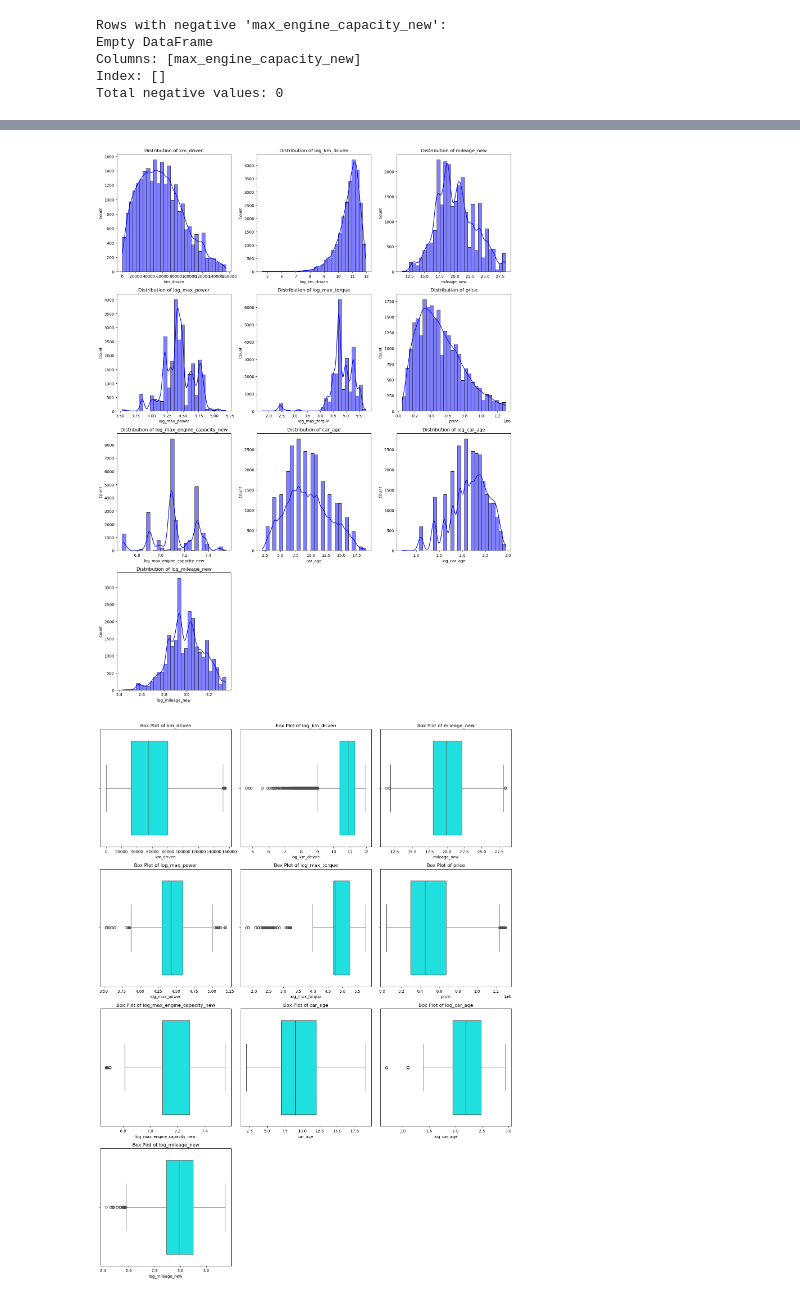
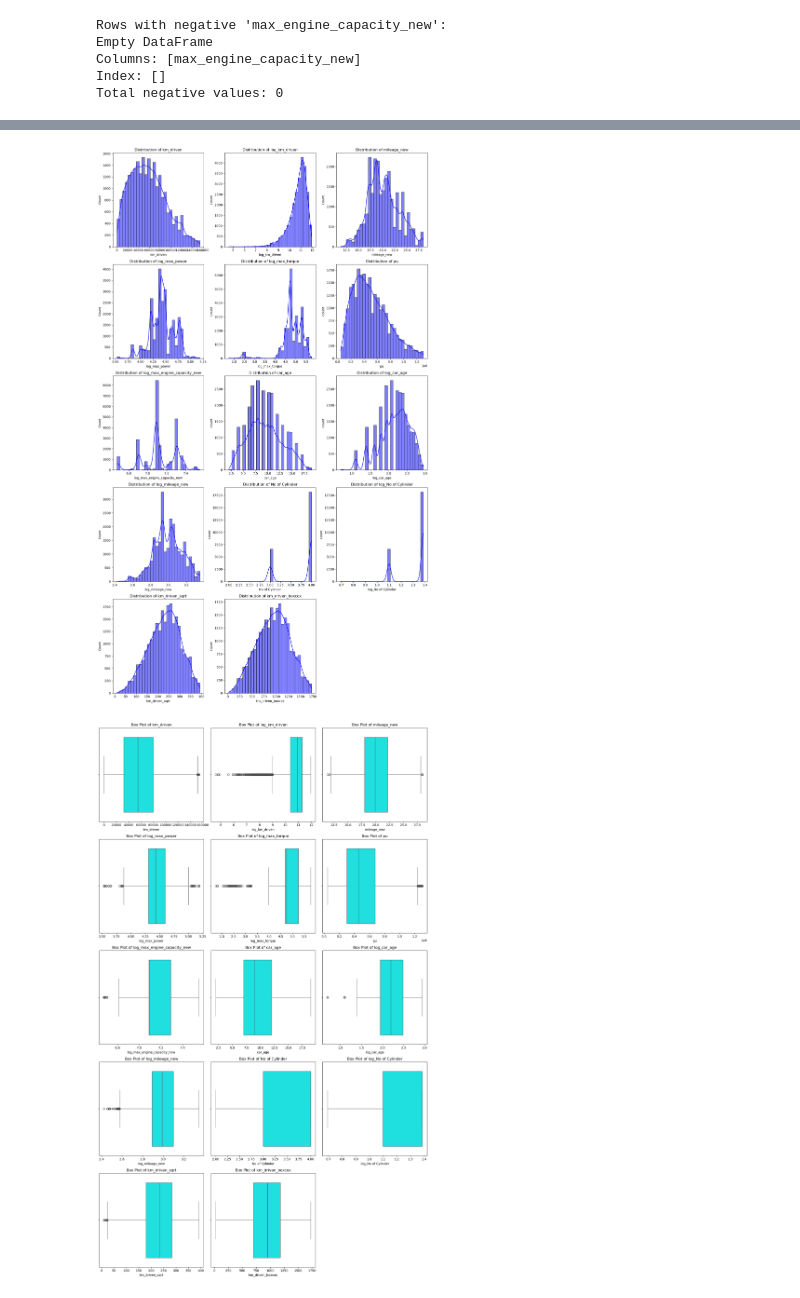
Before and after one commit to kaz4n/DataAi, a Jupyter notebook: deepSeekSolution3.ipynb, the cells around one changed output, grey strips where cells are left out. Cells and saved outputs as stored; diff of their text form; code cells hidden in the pictures.

```diff
--- a/deepSeekSolution3.ipynb
+++ b/deepSeekSolution3.ipynb
@@ -148,7 +142,7 @@ import numpy as np
 
 # Define columns to check for outliers
 log_cols = ["owner_type_encoded",'max_power', 'max_torque', 'max_engine_capacity_new',
-            'price', "km_driven","car_age", "mileage_new"]
+             "km_driven","car_age", "mileage_new", "pu"]
 
 # For each column, remove rows where the value is outside 1.5*IQR from Q1 or Q3
 for col in log_cols:
@@ -170,7 +164,7 @@ numerical_columns = [
     "km_driven", "mileage_new",
     "max_power", "max_torque", "price",
     "max_engine_capacity_new", "car_age", "utype_encoded",
-    "owner_type_encoded"
+    "owner_type_encoded", "No of Cylinder"
 ]
 #"utype_individual"  , "utype_dealer",
 # --- HISTOGRAMS ---
@@ -200,25 +194,32 @@ import numpy as np
 
 df["log_max_power"] = np.log(df["max_power"])
 df["log_max_torque"] = np.log(df["max_torque"])
+df['max_torque_sqrt'] = np.sqrt(df['max_torque'])
+from scipy.stats import boxcox
+df['max_torque_boxcox'], _ = boxcox(df['max_torque'] )
 df["log_max_engine_capacity_new"] = np.log(df["max_engine_capacity_new"])
 df["log_km_driven"] = np.log(df["km_driven"])
 df["log_car_age"] = np.log(df["car_age"])
 df["log_mileage_new"] = np.log(df["mileage_new"])
+df["log_No of Cylinder"] = np.log(df["No of Cylinder"])
+df['km_driven_sqrt'] = np.sqrt(df['km_driven'])
+from scipy.stats import boxcox
+df['km_driven_boxcox'], _ = boxcox(df['km_driven'] )
 # %%
 import numpy as np
 
 features = [
- "log_km_driven", "mileage_new",
+ "km_driven_sqrt", "mileage_new",
     "log_max_power", "log_max_torque",
- "log_max_engine_capacity_new", "log_car_age",
-   "owner_type_encoded", "utype_encoded"
+ "log_max_engine_capacity_new", "car_age",
+   "owner_type_encoded", "utype_encoded", "No of Cylinder", "Top Speed", "Acceleration"
 ]
 #,"owner_type_encoded", "utype_encoded"
-df = df.dropna(subset=["price"])
+df = df.dropna(subset=["pu"])
 df = df.dropna(subset=features)
 X = df[features]
-y = df["price"]
-#y = np.log(df["price"])  # Natural logarithm (base e)
+#y = df["pu"]
+y = np.log(df["pu"])  # Natural logarithm (base e)
 # %%
 # Identify negative values in 'max_engine_capacity_new'
 neg_values = df[df['max_engine_capacity_new'] < 0]
@@ -266,34 +282,35 @@ plt.show()
 import matplotlib.pyplot as plt
 import seaborn as sns
 import math
 
 # Select all numerical columns (including int, float, bool)
 # Change the numerical_columns assignment to use the specified columns from df
 numerical_columns = [
     "km_driven", "log_km_driven","mileage_new",
-    "log_max_power", "log_max_torque", "price",
-    "log_max_engine_capacity_new", "car_age", "log_car_age", "log_mileage_new"
+    "log_max_power", "log_max_torque", "pu",
+    "log_max_engine_capacity_new", "car_age", "log_car_age", "log_mileage_new",
+      "No of Cylinder","log_No of Cylinder", "km_driven_sqrt", "km_driven_boxcox"
 ]
 #"utype_individual"  , "utype_dealer",
 # --- HISTOGRAMS ---
 n_cols = 3
 n_rows = math.ceil(len(numerical_columns) / n_cols)
 plt.figure(figsize=(15, 5 * n_rows))
 for i, feature in enumerate(numerical_columns, 1):
     plt.subplot(n_rows, n_cols, i)
     sns.histplot(df[feature], kde=True, bins=30, color='blue')
     plt.title(f'Distribution of {feature}')
 plt.tight_layout()
 plt.show()
 
 # Create box plots
 plt.figure(figsize=(15, 5 * n_rows))
 for i, feature in enumerate(numerical_columns, 1):
     plt.subplot(n_rows, n_cols, i)
     sns.boxplot(x=df[feature], color='cyan')
     plt.title(f'Box Plot of {feature}')
 plt.tight_layout()
 plt.show()
 # %% [output]
-[figure, old version]
+[figure, new version]
-[figure, old version]
+[figure, new version]
```
Also changed, not shown: parts of 22 cells of this notebook, 4 other files.
